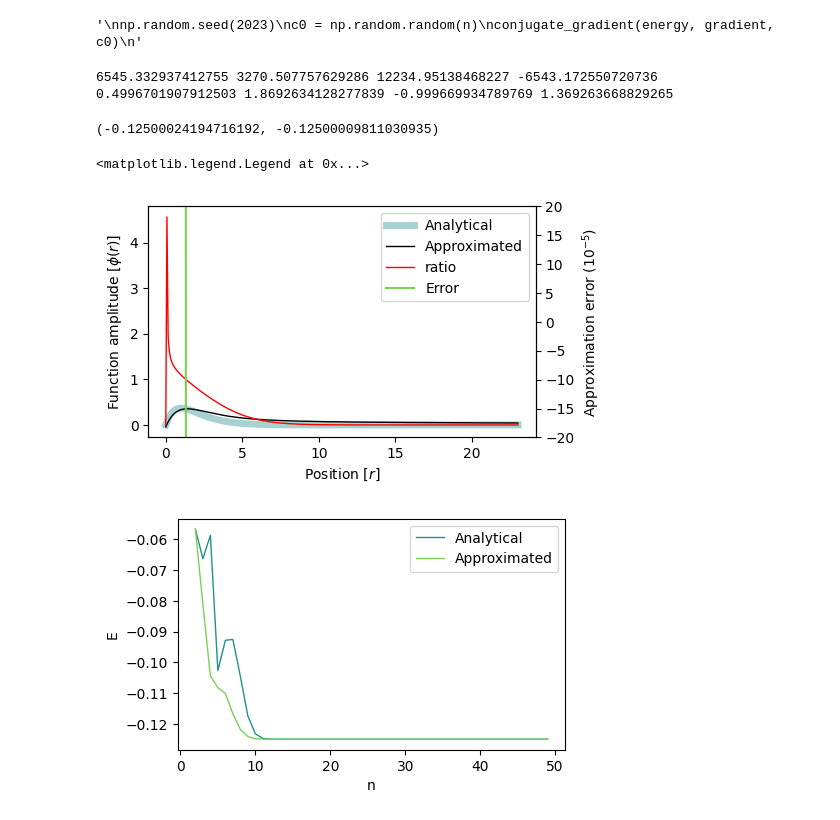
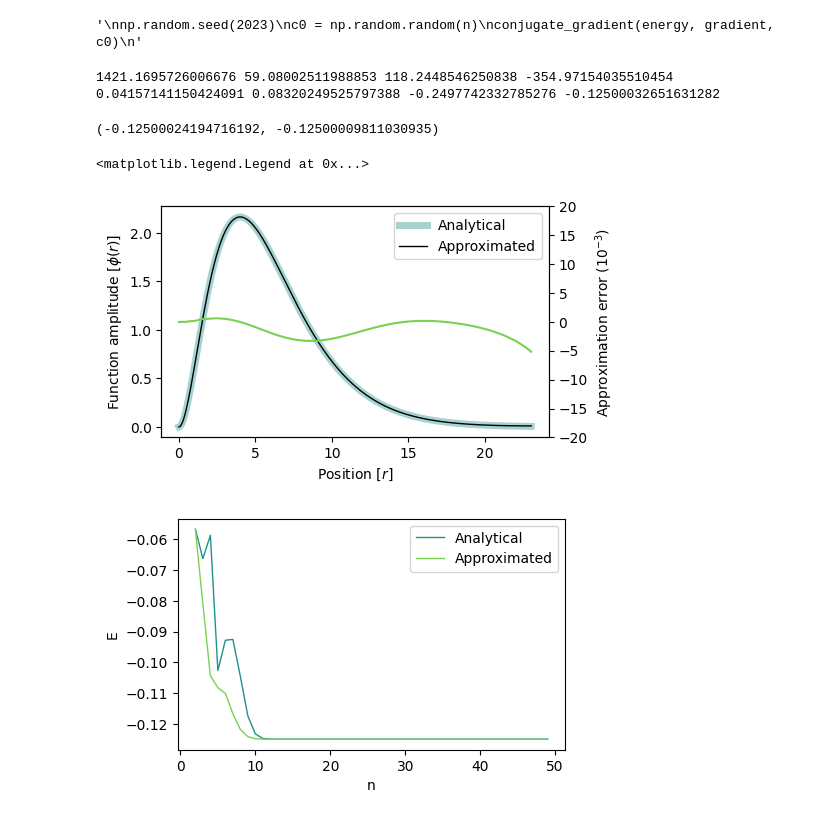
Before and after one commit to BelugaHaechi/garcia-theoretical-chemistry, a Jupyter notebook: Hatom-fix.ipynb, the cells around one changed output. Drawn from its saved outputs; the diff is of its cells as text; code cells hidden in the pictures.

Commit message:
Plot approx results, error ~1e-3

```diff
--- a/Hatom-fix.ipynb
+++ b/Hatom-fix.ipynb
@@ -166,7 +166,7 @@ print(ke_matrix)
 angular_ke_matrix = np.zeros((n-1, n-1))
 for l in range(n-1):
     for m in range(n-1):
-        approx = np.dot(P[l] * P[m] / (1 + roots)**2, weights) * qn_l * (qn_l + 1) / L
+        approx = np.dot(b(l) * b(m) / (1 + roots)**2, weights) * qn_l * (qn_l + 1) / L
         if abs(approx) < epsilon:
             approx = 0
         angular_ke_matrix[l, m] = approx
@@ -188,6 +188,7 @@ print(angular_ke_matrix)
 # %%
 #obtaining exact coefficients
-phi = lambda r: r * (math.e)**(-Z * r)
+# phi = lambda r: r * (math.e)**(-Z * r)
+phi = lambda r: r * r * (math.e)**(-Z/2 * r)
 
 c = np.zeros(n-1)
 for l in range(n-1):
@@ -249,14 +250,13 @@ def energy(c):
     overlap_integral = np.dot(c, np.dot(overlap_matrix, c))
     ke_integral = np.dot(c, np.dot(ke_matrix, c))
     pe_integral = np.dot(c, np.dot(pe_matrix, c))
-#    angular_ke_integral = np.dot(c, np.dot(angular_ke_matrix, c))
-    return (ke_integral + pe_integral) / overlap_integral
+    angular_ke_integral = np.dot(c, np.dot(angular_ke_matrix, c))
+    return (ke_integral + angular_ke_integral + pe_integral) / overlap_integral
 # %%
 def gradient(c):
-    h_matrix = ke_matrix + pe_matrix # + angular_ke_matrix
+    h_matrix = ke_matrix + pe_matrix + angular_ke_matrix
     integral = np.dot(h_matrix - energy(c) * overlap_matrix, c)
     overlap_integral = np.dot(c, np.dot(overlap_matrix, c))
-#    print(energy(c) * overlap_matrix, overlap_integral, integral, h_matrix)
     return 2 * integral / overlap_integral
 # %%
 # this finds all eigenstates possible... first one is ground state
@@ -361,8 +369,8 @@ energy_approx = ke_approx + angular_ke_approx + pe_approx
 print(overlap_estimate, ke_integral, angular_ke_integral, pe_integral)
 print(ke_approx, angular_ke_approx, pe_approx, energy_approx)
 # %% [output]
-6545.332937412755 3270.507757629286 12234.95138468227 -6543.172550720736
-0.4996701907912503 1.8692634128277839 -0.999669934789769 1.369263668829265
+1421.1695726006676 59.08002511988853 118.2448546250838 -354.97154035510454
+0.04157141150424091 0.08320249525797388 -0.2497742332785276 -0.12500032651631282
 # %%
 # integrated function that does all the calculations together
 def setup(n, Z=1, epsilon=1e-6):
@@ -445,32 +449,43 @@ def phi_approx(x, c):
 # %%
 X = np.linspace(0,L,300)
-y = [phi_approx(2*i/L-1, result.x) for i in X] / (L * phi_approx(1, result.x))
+
 y2 = [phi(i) for i in X]
-ratio = y2 / y
+y = np.array([np.dot(basis_eval(n-1, i), result.x) for i in X]) \
+    / np.dot(basis_eval(n-1, 4), result.x) * phi(4)
+
+# is there a way to calculate the exact normalization factor?
+
+'''
+# fake way to scale
+scale = y[100]/y2[100]
+y /= scale
+'''
 
 fig, ax1 = plt.subplots(figsize=(5, 3))
 
 ax2 = ax1.twinx()
 
 ax2.set_ylim(-20, 20)
 
 ax1.set_xlabel(r'Position [$r$]')
 ax1.set_ylabel(r'Function amplitude [$\phi(r)$]')
-ax2.set_ylabel(r'Approximation error ($10^{-5}$)')
+ax2.set_ylabel(r'Approximation error ($10^{-3}$)')
 
 colors = plt.cm.viridis([.5, .8])
 
 p1 = ax1.plot(X, y2, color=colors[0], ls='-', alpha=0.4, lw=5, label='Analytical')
 p2 = ax1.plot(X, y, color='k', ls='-', lw=1, label='Approximated')
-p2b = ax1.plot(X, ratio, color='r', ls='-', lw=1, label='ratio')
-p3 = ax2.plot(X, (y2 - y) * 100000, color=colors[1], ls='-', label='Error')
+#p2b = ax1.plot(X, ratio, color='r', ls='-', lw=1, label='ratio')
+p3 = ax2.plot(X, (y2 - y) * 1000, color=colors[1], ls='-', label='Error')
 
-ax1.legend(handles=p1+p2+p2b+p3, loc='best')
+#ax1.legend(handles=p1+p2+p2b+p3, loc='best')
+ax1.legend(handles=p1+p2, loc='best')
+
 
 # plt.savefig('fig1.png', bbox_inches='tight', dpi=300)
 # %% [output]
 <matplotlib.legend.Legend at 0x...>
-[figure, old version]
+[figure, new version]
 # %%
 X = []
 e_exact = []
```
Also changed, not shown: parts of 8 cells of this notebook, 1 other file.
